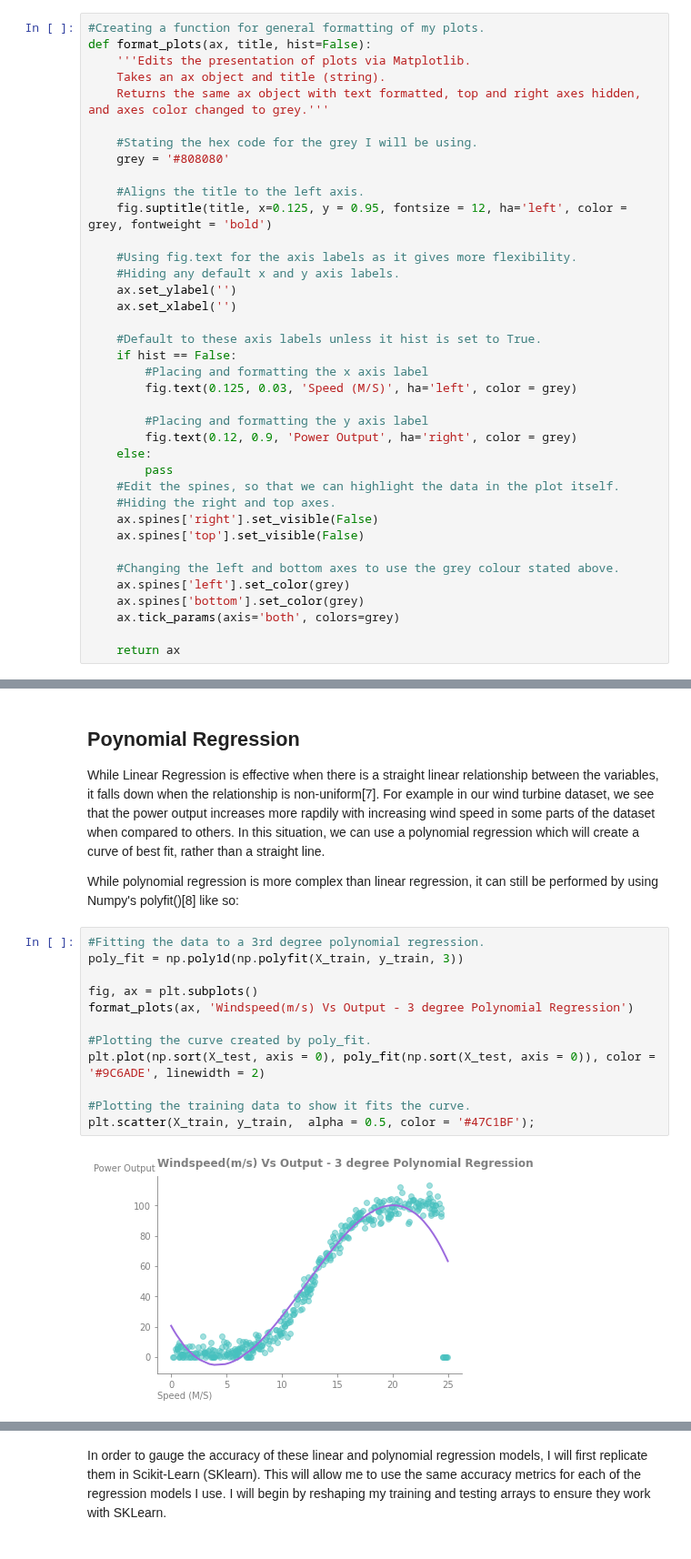
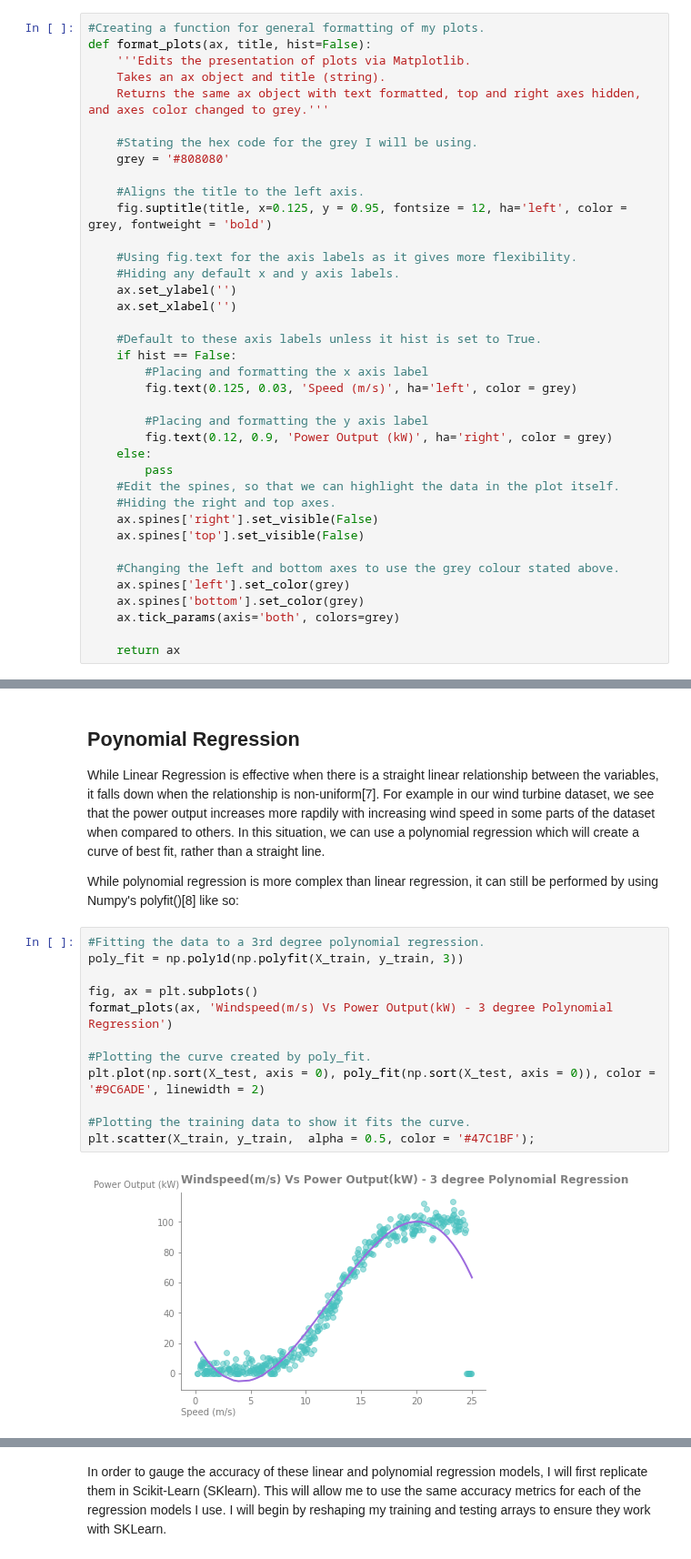
Before and after one commit to OtherBrian/fda-regression_project, a Jupyter notebook: Regression Project.ipynb, the cells around one changed output, grey strips where cells are left out. Shown at 91% size. Cells and saved outputs as stored; diff of their text form.

```diff
--- a/Regression Project.ipynb
+++ b/Regression Project.ipynb
@@ -90,10 +90,10 @@ def format_plots(ax, title, hist=False):
     #Default to these axis labels unless it hist is set to True.
     if hist == False:
         #Placing and formatting the x axis label
-        fig.text(0.125, 0.03, 'Speed (M/S)', ha='left', color = grey)
+        fig.text(0.125, 0.03, 'Speed (m/s)', ha='left', color = grey)
 
         #Placing and formatting the y axis label
-        fig.text(0.12, 0.9, 'Power Output', ha='right', color = grey)
+        fig.text(0.12, 0.9, 'Power Output (kW)', ha='right', color = grey)
     else:
         pass
     #Edit the spines, so that we can highlight the data in the plot itself.
@@ -274,15 +274,15 @@ While polynomial regression is more complex than linear regression, it can still
 # %%
 #Fitting the data to a 3rd degree polynomial regression.
 poly_fit = np.poly1d(np.polyfit(X_train, y_train, 3))
 
 fig, ax = plt.subplots()
-format_plots(ax, 'Windspeed(m/s) Vs Output - 3 degree Polynomial Regression')
+format_plots(ax, 'Windspeed(m/s) Vs Power Output(kW) - 3 degree Polynomial Regression')
 
 #Plotting the curve created by poly_fit.
 plt.plot(np.sort(X_test, axis = 0), poly_fit(np.sort(X_test, axis = 0)), color = '#9C6ADE', linewidth = 2)
 
 #Plotting the training data to show it fits the curve.
 plt.scatter(X_train, y_train,  alpha = 0.5, color = '#47C1BF');
 # %% [output]
-[figure, old version]
+[figure, new version]
 # %% [markdown]
```
Also changed, not shown: parts of 37 cells of this notebook.
